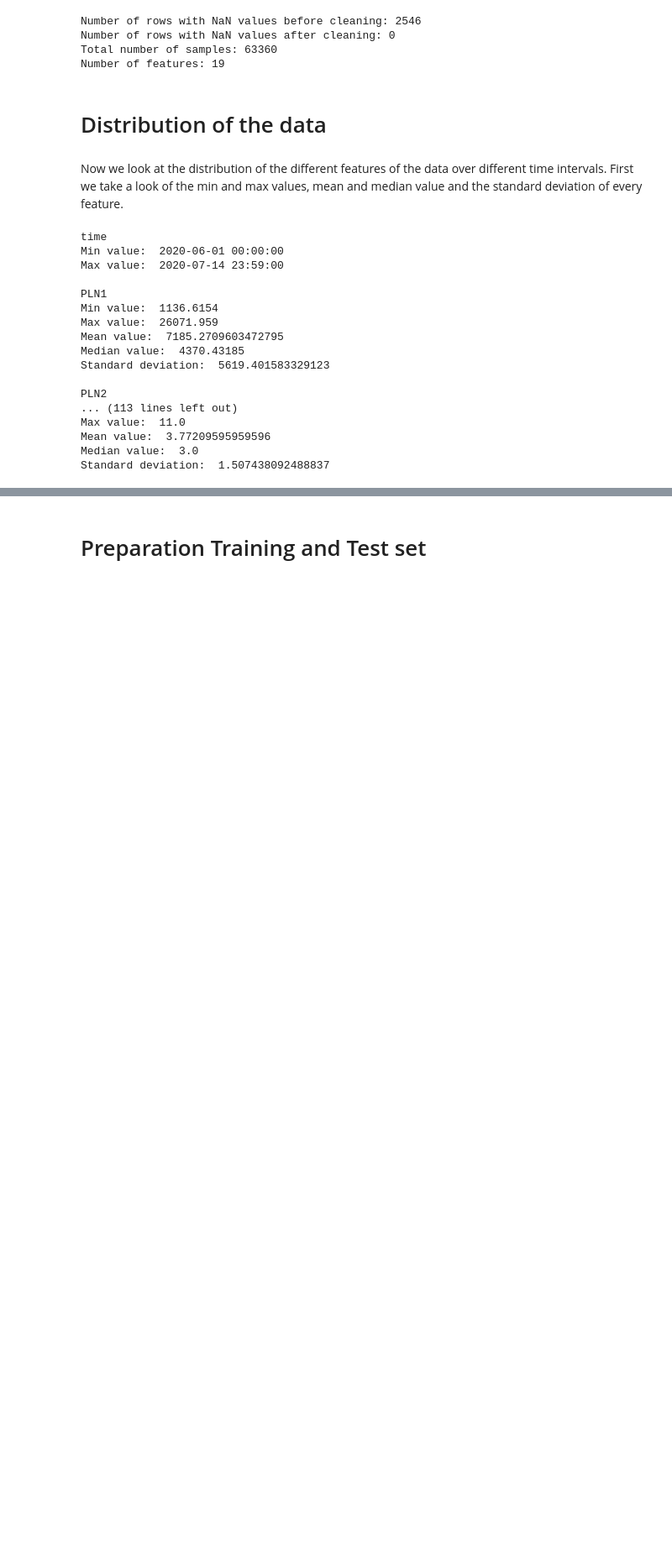
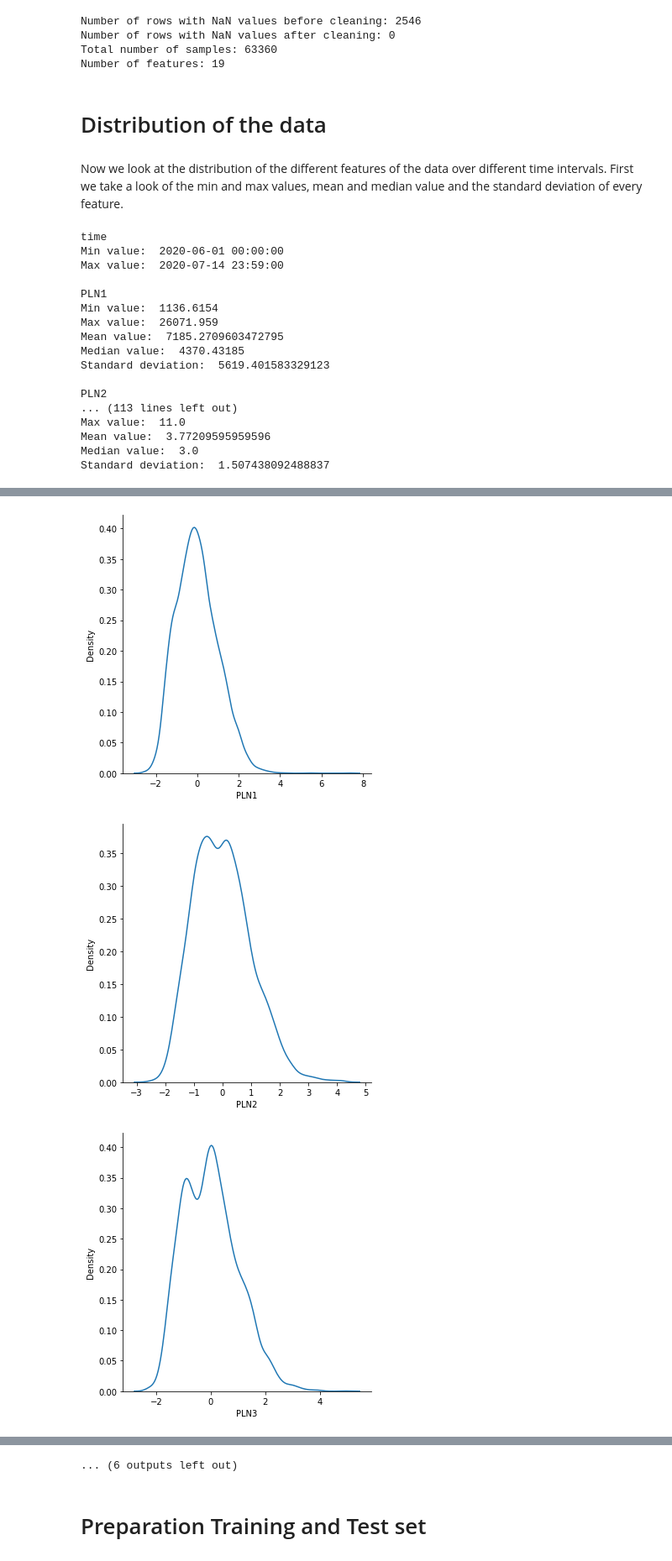
Before and after one commit to SergioTallo/Multivariate_Time_Series_Prediction_Transformers, a Jupyter notebook: bsc_arbeit.ipynb, the cells around one changed output, grey strips where cells are left out. Shown: that part at 84% size. Drawn from its saved outputs; the diff is of its cells as text; code cells hidden in the pictures; blank space fills up the shorter version.

```diff
--- a/bsc_arbeit.ipynb
+++ b/bsc_arbeit.ipynb
@@ -166,8 +163,11 @@ if print_graphs is True:
       # Feature in a daily interval (only the values of weekdays between 4:00 and 19:30)
       utils_bsc.daily_plot(dataset_clean, i, column)
 # %%
-import seaborn as sns
+# We print some graphs showing the density distribution of every feature
 
-for column in dataset_clean.columns:
-  if column != 'time':
-    sns.displot(dataset_clean, x=column, kind="kde")
+print_graphs = False
+
+if print_graphs is True:
+  for column in tqdm(dataset_clean.columns):
+    if column != 'time':
+      sns.displot(dataset_clean, x=column, kind="kde")
@@ -203,3 +174,19 @@ for i in dataset_clean_copy.iloc:
+# %%
+# We print the same graphs showing the density distribution of every feature but now only the weekdays between 4 and 19
+dataset_clean_time = pd.to_datetime(dataset_clean['time'])
+
+day_mask = dataset_clean_time.dt.day_name()
+
+time_mask = (dataset_clean_time.dt.hour >= 4) & (dataset_clean_time.dt.hour < 19) & (day_mask == ('Tuesday' or 'Wednesday' or 'Thursday' or 'Friday'))
+
+dataset_clean_copy = dataset_clean[time_mask]
+
+print_graphs = False
+
+if print_graphs is True:
+  for column in tqdm(dataset_clean_copy.columns):
+    if column != 'time':
+      sns.displot(dataset_clean_copy, x=column, kind="kde")
 # %% [markdown]
 # Dataset normalisation
 
@@ -238,0 +215,17 @@ for column in tqdm(dataset_norm.columns):
+# %%
+# apply the mean / stddev scaling in Pandas using the .mean() and .std() methods
+
+dataset_norm = normalize_mean_std_dataset(dataset_clean_copy)
+
+dataset_norm.head()
+
+print_graphs = True
+
+if print_graphs is True:
+  for column in tqdm(dataset_norm.columns):
+    if column != 'time':
+      sns.displot(dataset_norm, x=column, kind="kde")
+# %% [output]
+[figure, added]
+[figure, added]
+[figure, added]
@@ -239,3 +241,4 @@ for column in tqdm(dataset_norm.columns):
+... (6 outputs left out)
 # %% [markdown]
 # Preparation Training and Test set
 # %% [markdown]
```
Also changed, not shown: parts of 11 cells of this notebook.
